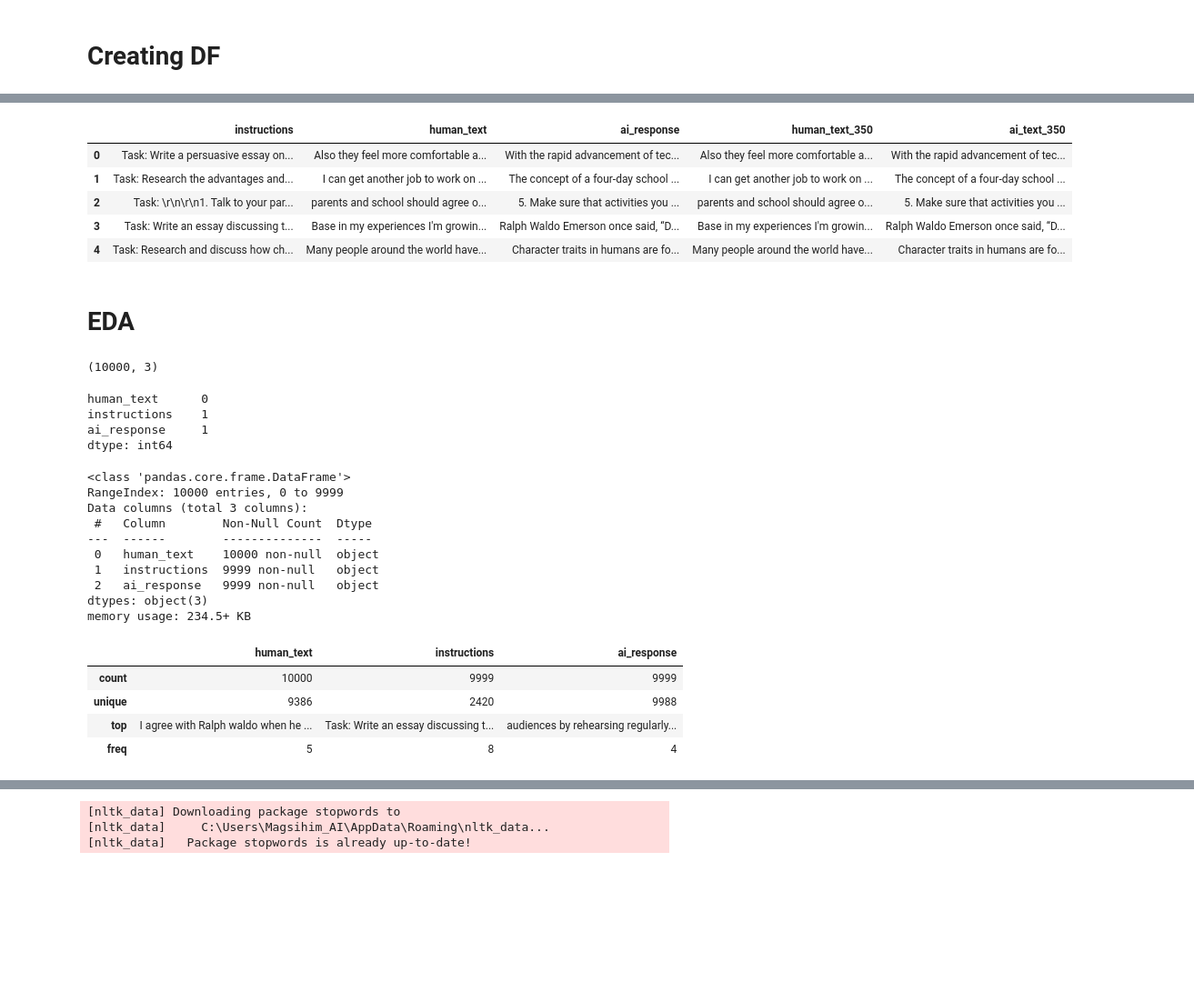
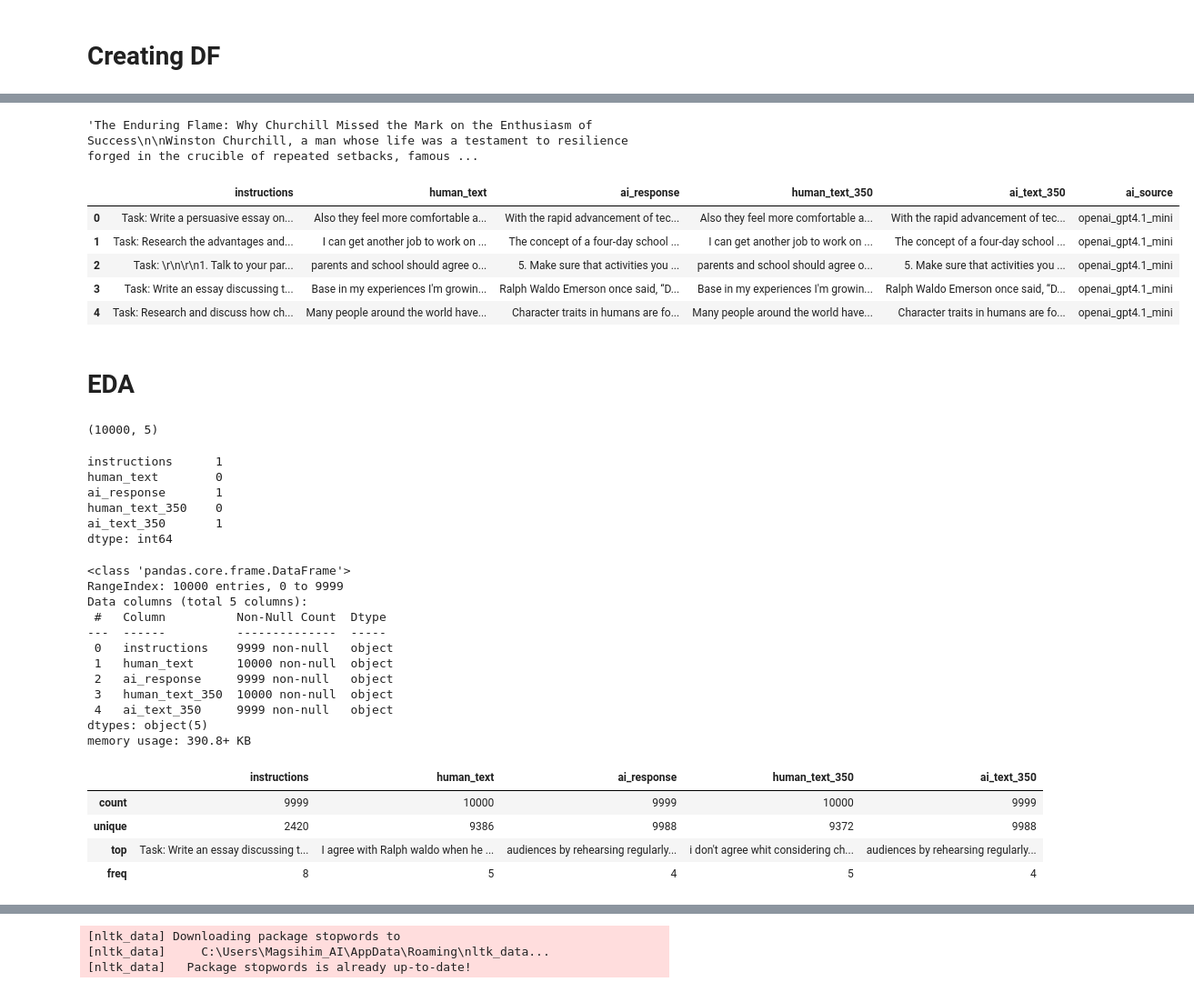
Before and after one commit to BenGaistAI/ai_detection, a Jupyter notebook: main_notebook.ipynb, the cells around one changed output, grey strips where cells are left out. Shown at 91% size. Cells and saved outputs as stored; diff of their text form; code cells hidden in the pictures; blank space fills up the shorter version.

```diff
--- a/main_notebook.ipynb
+++ b/main_notebook.ipynb
@@ -282,0 +592,3 @@ df
+# %%
+df = df[df["ai_response"].notna()]
+df
@@ -282,0 +609,8 @@ df
+# %%
+df['ai_response'] = (
+    df['ai_response']
+    .astype(str)
+    .str.replace(r"^#+\s*", "", regex=True)
+    .str.strip()
+)
+df
@@ -283,3 +640,7 @@ df
+# %%
+df.at[10010, "ai_response"]  # returns the cell at row index 2
+# %% [output]
+'The Enduring Flame: Why Churchill Missed the Mark on the Enthusiasm of Success\n\nWinston Churchill, a man whose life was a testament to resilience forged in the crucible of repeated setbacks, famous ...
 # %%
 
 enc = tiktoken.get_encoding("cl100k_base")
@@ -294,49 +655,53 @@ def truncate_to_n_tokens(text, n=350):
 df["human_text_350"] = df["human_text"].apply(lambda x: truncate_to_n_tokens(x,350))
 df["ai_text_350"] = df["ai_response"].apply(lambda x: truncate_to_n_tokens(x, 350))
 # %%
-df = df[['instructions','human_text','ai_response','human_text_350','ai_text_350']]
+df = df[['instructions','human_text','ai_response','human_text_350','ai_text_350','ai_source']]
 df.head()
 # %% [output]
-|  | instructions | human_text | ai_response | human_text_350 | ai_text_350 |
-| 0 | Task: Write a persuasive essay on... | Also they feel more comfortable a... | With the rapid advancement of tec... | Also they feel more comfortable a... | With the rapid advancement of tec... |
-| 1 | Task: Research the advantages and... | I can get another job to work on ... | The concept of a four-day school ... | I can get another job to work on ... | The concept of a four-day school ... |
-| 2 | Task: \r\n\r\n1. Talk to your par... | parents and school should agree o... | 5. Make sure that activities you ... | parents and school should agree o... | 5. Make sure that activities you ... |
-| 3 | Task: Write an essay discussing t... | Base in my experiences I'm growin... | Ralph Waldo Emerson once said, “D... | Base in my experiences I'm growin... | Ralph Waldo Emerson once said, “D... |
-| 4 | Task: Research and discuss how ch... | Many people around the world have... | Character traits in humans are fo... | Many people around the world have... | Character traits in humans are fo... |
+|  | instructions | human_text | ai_response | human_text_350 | ai_text_350 | ai_source |
+| 0 | Task: Write a persuasive essay on... | Also they feel more comfortable a... | With the rapid advancement of tec... | Also they feel more comfortable a... | With the rapid advancement of tec... | openai_gpt4.1_mini |
+| 1 | Task: Research the advantages and... | I can get another job to work on ... | The concept of a four-day school ... | I can get another job to work on ... | The concept of a four-day school ... | openai_gpt4.1_mini |
+| 2 | Task: \r\n\r\n1. Talk to your par... | parents and school should agree o... | 5. Make sure that activities you ... | parents and school should agree o... | 5. Make sure that activities you ... | openai_gpt4.1_mini |
+| 3 | Task: Write an essay discussing t... | Base in my experiences I'm growin... | Ralph Waldo Emerson once said, “D... | Base in my experiences I'm growin... | Ralph Waldo Emerson once said, “D... | openai_gpt4.1_mini |
+| 4 | Task: Research and discuss how ch... | Many people around the world have... | Character traits in humans are fo... | Many people around the world have... | Character traits in humans are fo... | openai_gpt4.1_mini |
 # %% [markdown]
 # EDA
 # %%
 df.shape
 # %% [output]
-(10000, 3)
+(10000, 5)
 # %%
 df.isnull().sum()
 # %% [output]
-human_text      0
-instructions    1
-ai_response     1
+instructions      1
+human_text        0
+ai_response       1
+human_text_350    0
+ai_text_350       1
 dtype: int64
 # %%
 df.info()
 # %% [output]
 <class 'pandas.core.frame.DataFrame'>
 RangeIndex: 10000 entries, 0 to 9999
-Data columns (total 3 columns):
- #   Column        Non-Null Count  Dtype
----  ------        --------------  -----
- 0   human_text    10000 non-null  object
- 1   instructions  9999 non-null   object
- 2   ai_response   9999 non-null   object
-dtypes: object(3)
-memory usage: 234.5+ KB
+Data columns (total 5 columns):
+ #   Column          Non-Null Count  Dtype
+---  ------          --------------  -----
+ 0   instructions    9999 non-null   object
+ 1   human_text      10000 non-null  object
+ 2   ai_response     9999 non-null   object
+ 3   human_text_350  10000 non-null  object
+ 4   ai_text_350     9999 non-null   object
+dtypes: object(5)
+memory usage: 390.8+ KB
 # %%
 df.describe()
 # %% [output]
-|  | human_text | instructions | ai_response |
-| count | 10000 | 9999 | 9999 |
-| unique | 9386 | 2420 | 9988 |
-| top | I agree with Ralph waldo when he ... | Task: Write an essay discussing t... | audiences by rehearsing regularly... |
-| freq | 5 | 8 | 4 |
+|  | instructions | human_text | ai_response | human_text_350 | ai_text_350 |
+| count | 9999 | 10000 | 9999 | 10000 | 9999 |
+| unique | 2420 | 9386 | 9988 | 9372 | 9988 |
+| top | Task: Write an essay discussing t... | I agree with Ralph waldo when he ... | audiences by rehearsing regularly... | i don't agree whit considering ch... | audiences by rehearsing regularly... |
+| freq | 8 | 5 | 4 | 5 | 4 |
 # %%
 
 enc = tiktoken.get_encoding("cl100k_base")
```
Also changed, not shown: parts of 33 cells of this notebook, 2 other files.
